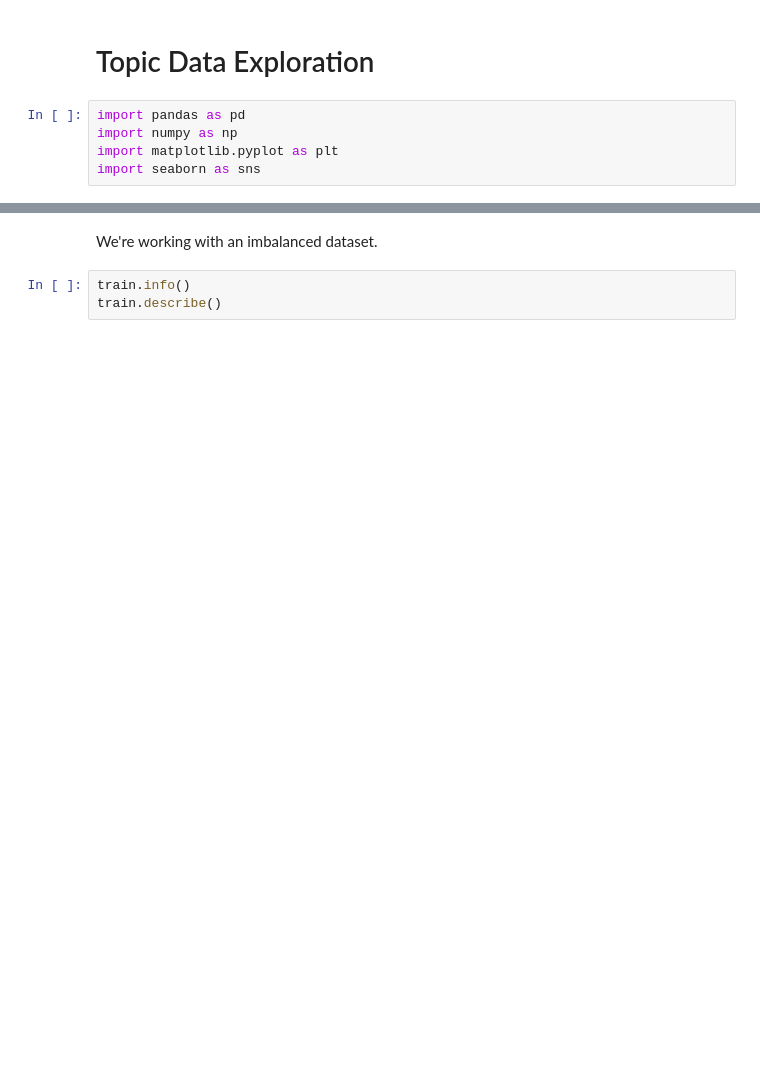
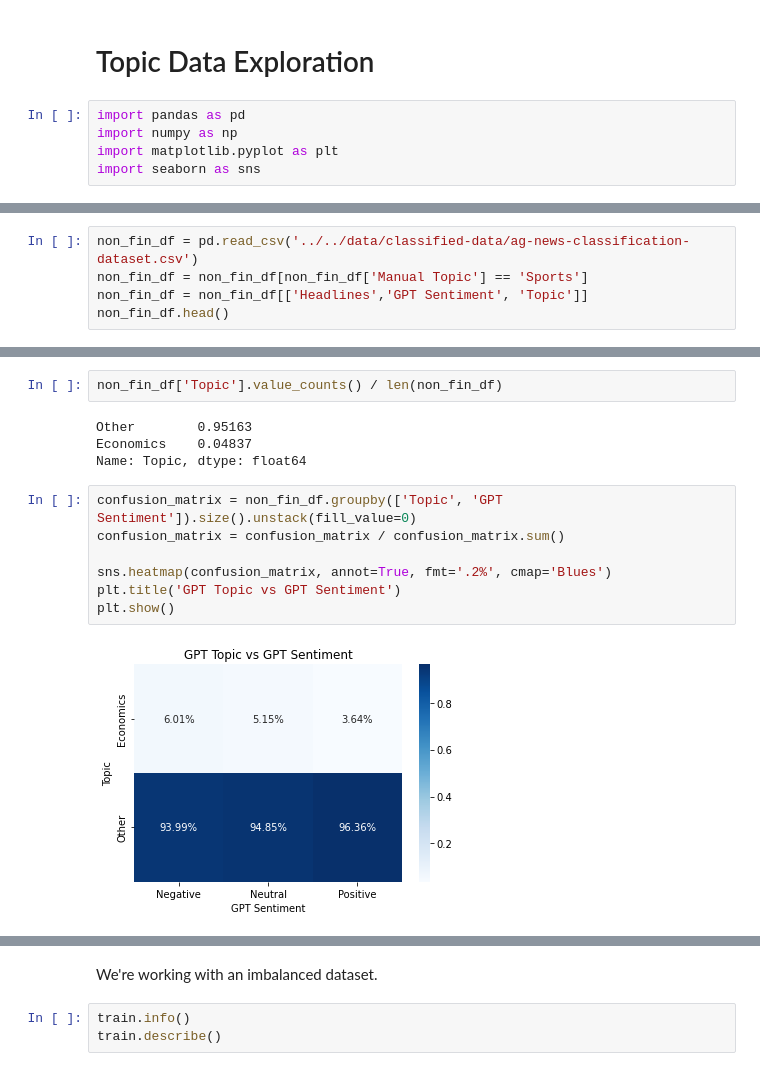
Before and after one commit to hakonmh/distilnews, a Jupyter notebook: src/topic-notebooks/data_exploration.ipynb, the cells around one changed output, grey strips where cells are left out. Cells and saved outputs as stored; diff of their text form; blank space fills up the shorter version.

```diff
--- a/src/topic-notebooks/data_exploration.ipynb
+++ b/src/topic-notebooks/data_exploration.ipynb
@@ -7,0 +63,5 @@ import seaborn as sns
+# %%
+non_fin_df = pd.read_csv('../../data/classified-data/ag-news-classification-dataset.csv')
+non_fin_df = non_fin_df[non_fin_df['Manual Topic'] == 'Sports']
+non_fin_df = non_fin_df[['Headlines','GPT Sentiment', 'Topic']]
+non_fin_df.head()
@@ -7,0 +75,15 @@ import seaborn as sns
+# %%
+non_fin_df['Topic'].value_counts() / len(non_fin_df)
+# %% [output]
+Other        0.95163
+Economics    0.04837
+Name: Topic, dtype: float64
+# %%
+confusion_matrix = non_fin_df.groupby(['Topic', 'GPT Sentiment']).size().unstack(fill_value=0)
+confusion_matrix = confusion_matrix / confusion_matrix.sum()
+
+sns.heatmap(confusion_matrix, annot=True, fmt='.2%', cmap='Blues')
+plt.title('GPT Topic vs GPT Sentiment')
+plt.show()
+# %% [output]
+[figure, added]
```
Also changed, not shown: parts of 21 cells of this notebook, 2 other files.
